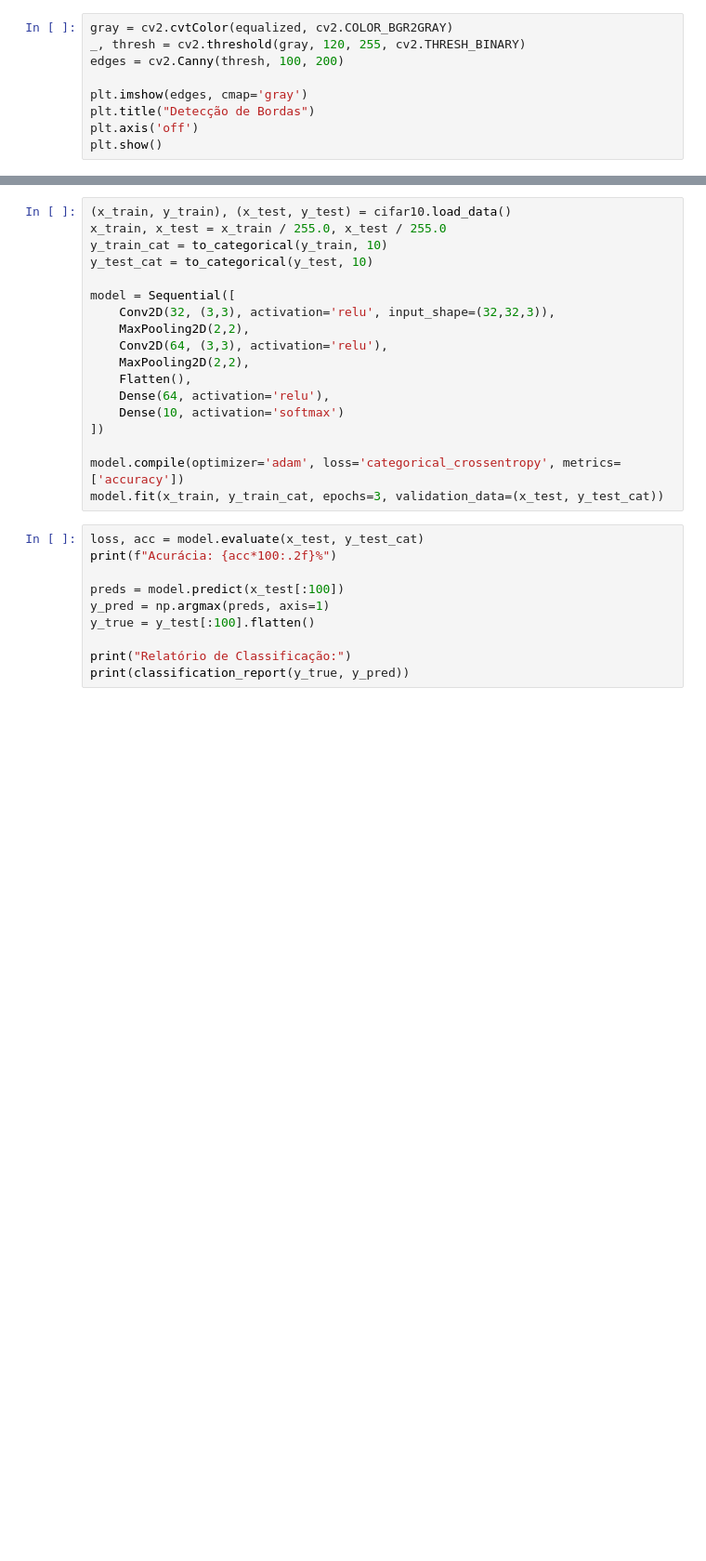
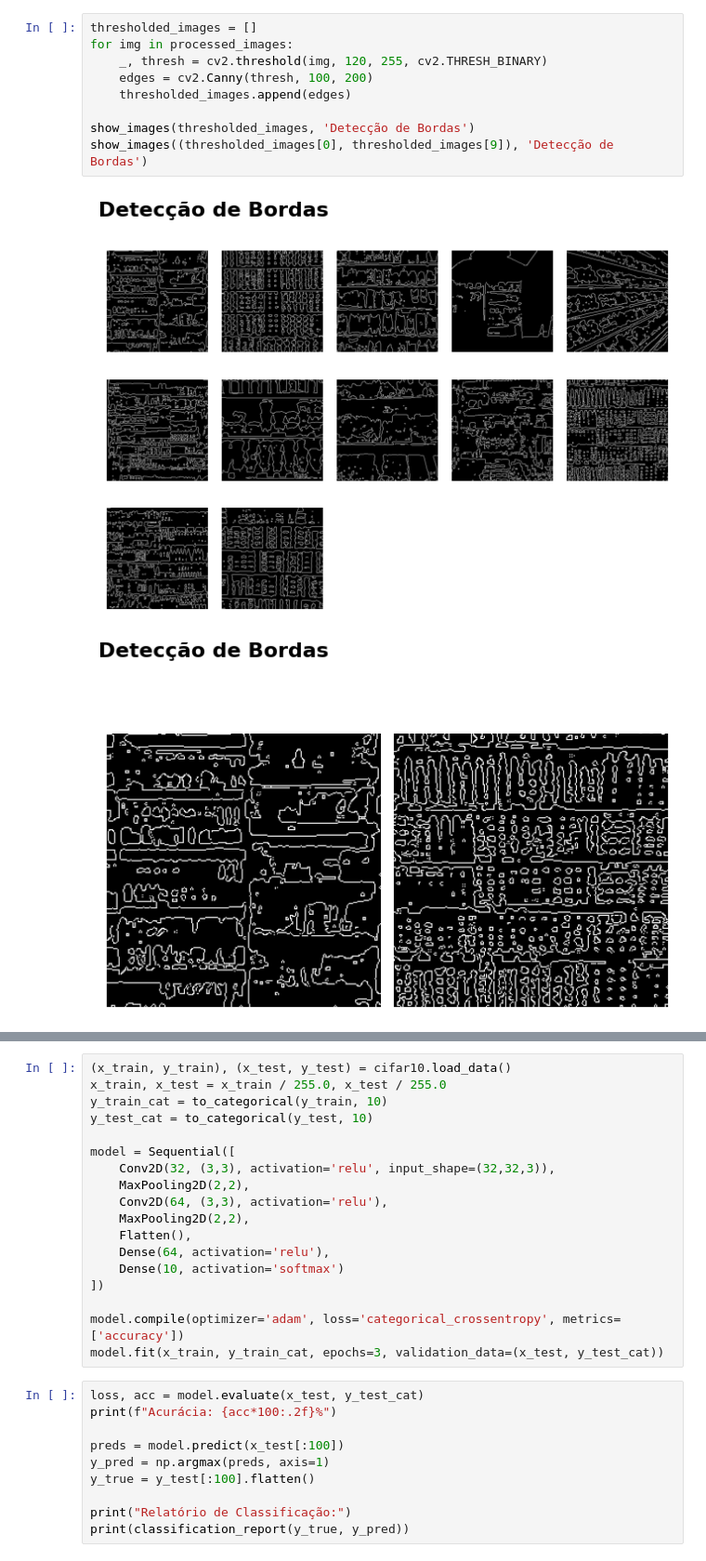
Before and after one commit to kauegalons/TF-Visao-Computacional, a Jupyter notebook: app.ipynb, the cells around one changed output, grey strips where cells are left out. Shown at 93% size. Drawn from its saved outputs; the diff is of its cells as text; blank space fills up the shorter version.

```diff
--- a/app.ipynb
+++ b/app.ipynb
@@ -24,11 +70,14 @@ plt.show()
 # %%
-gray = cv2.cvtColor(equalized, cv2.COLOR_BGR2GRAY)
-_, thresh = cv2.threshold(gray, 120, 255, cv2.THRESH_BINARY)
-edges = cv2.Canny(thresh, 100, 200)
+thresholded_images = []
+for img in processed_images:
+    _, thresh = cv2.threshold(img, 120, 255, cv2.THRESH_BINARY)
+    edges = cv2.Canny(thresh, 100, 200)
+    thresholded_images.append(edges)
 
-plt.imshow(edges, cmap='gray')
-plt.title("Detecção de Bordas")
-plt.axis('off')
-plt.show()
+show_images(thresholded_images, 'Detecção de Bordas')
+show_images((thresholded_images[0], thresholded_images[9]), 'Detecção de Bordas')
+# %% [output]
+[figure, added]
+[figure, added]
 # %%
 orb = cv2.ORB_create()
```
Also changed, not shown: parts of 5 cells of this notebook.
